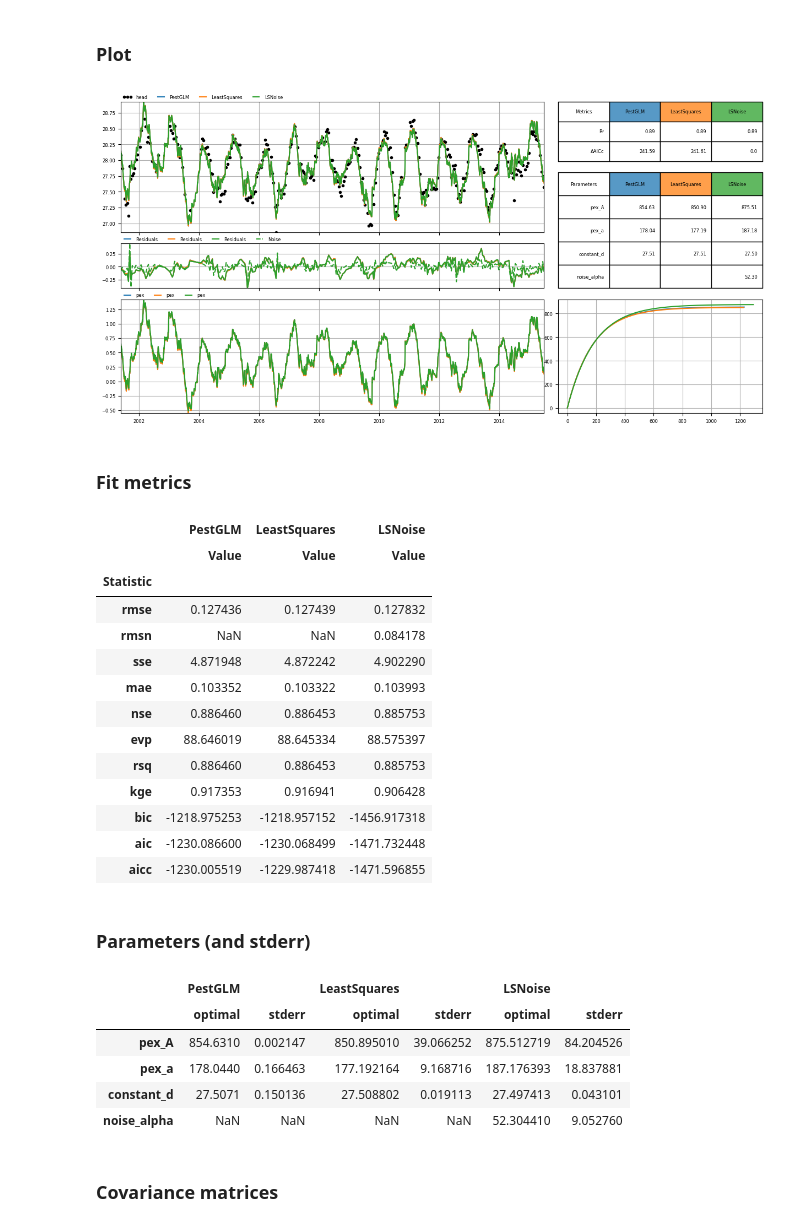
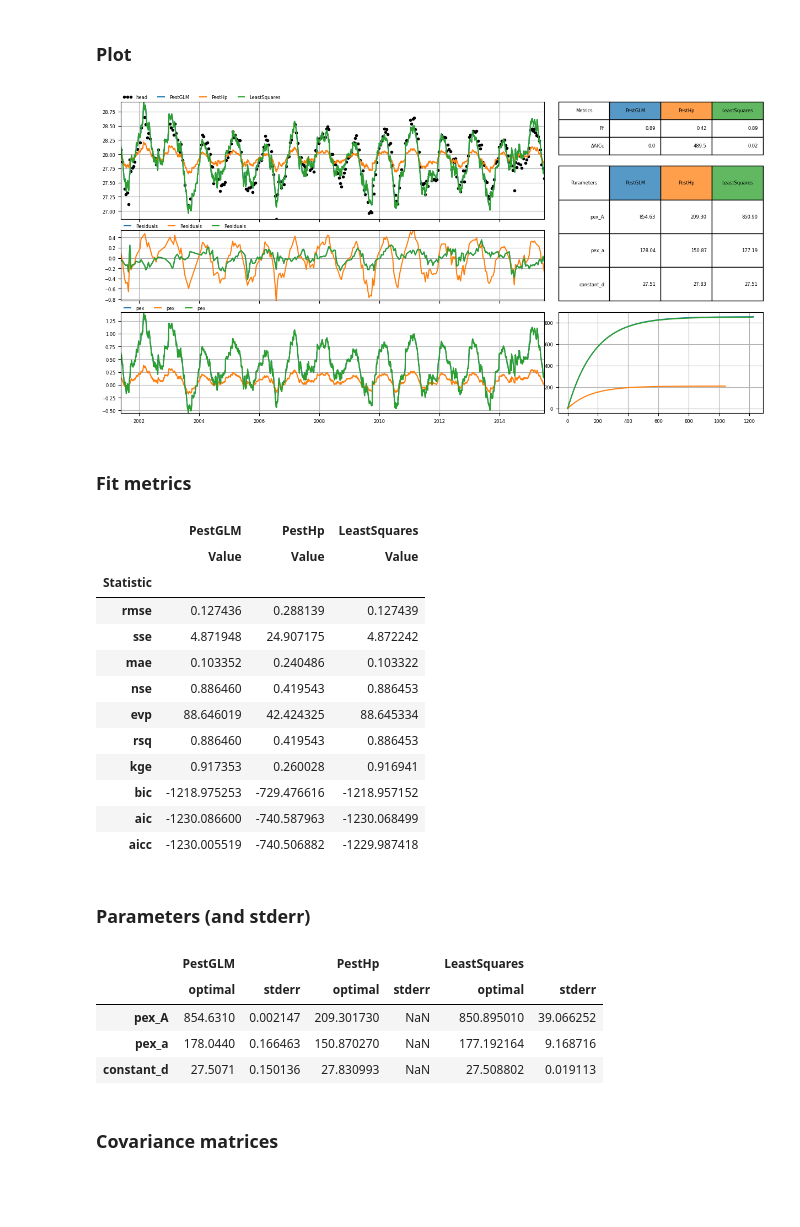
Before and after one commit to pastas/pastas-plugins, a Jupyter notebook: docs/examples/pest_pastas.ipynb, the cells around one changed output. Saved outputs shown, nothing was run; the diff lists cells and outputs as text; code cells hidden in the pictures; blank space fills up the shorter version.

Commit message:
add pest_hp example

```diff
--- a/docs/examples/pest_pastas.ipynb
+++ b/docs/examples/pest_pastas.ipynb
@@ -74,0 +73,7 @@ _ = ml.plots.results(stderr=True)
+# %%
+ml_hp = ml.copy()
+ml_hp.name = "PestHp"
+solver = psp.PestHpSolver(
+    exe_name="bin/pest_hp", exe_agent="bin/agent_hp", model_ws=Path("pestf_hp/model"), temp_ws=Path("pestf_hp/temp"), noptmax=30, port_number=4000,
+)
+ml_hp.solve(solver=solver, report=False)
@@ -131,39 +137,37 @@ noise_alpha   52.304410   14.000000  True
 # %% [markdown]
 ### Plot
 # %%
-ps.plots.compare([ml, ml_ls, ml_lsn], figsize=(12, 6));
+ps.plots.compare([ml, ml_hp, ml_ls], figsize=(12, 6));
 # %% [output]
-[figure, old version]
+[figure, new version]
 # %% [markdown]
 ### Fit metrics
 # %%
-pd.concat([ml.stats.summary(), ml_ls.stats.summary(), ml_lsn.stats.summary()], axis=1, keys=[ml.name, ml_ls.name, ml_lsn.name])
+pd.concat([ml.stats.summary(), ml_hp.stats.summary(), ml_ls.stats.summary()], axis=1, keys=[ml.name, ml_hp.name, ml_ls.name]).drop("rmsn")
 # %% [output]
-|  | PestGLM | LeastSquares | LSNoise |
+|  | PestGLM | PestHp | LeastSquares |
 |  | Value | Value | Value |
 | Statistic |  |  |  |
-| rmse | 0.127436 | 0.127439 | 0.127832 |
-| rmsn | NaN | NaN | 0.084178 |
-| sse | 4.871948 | 4.872242 | 4.902290 |
-| mae | 0.103352 | 0.103322 | 0.103993 |
-| nse | 0.886460 | 0.886453 | 0.885753 |
-| evp | 88.646019 | 88.645334 | 88.575397 |
-| rsq | 0.886460 | 0.886453 | 0.885753 |
-| kge | 0.917353 | 0.916941 | 0.906428 |
-| bic | -1218.975253 | -1218.957152 | -1456.917318 |
-| aic | -1230.086600 | -1230.068499 | -1471.732448 |
-| aicc | -1230.005519 | -1229.987418 | -1471.596855 |
+| rmse | 0.127436 | 0.288139 | 0.127439 |
+| sse | 4.871948 | 24.907175 | 4.872242 |
+| mae | 0.103352 | 0.240486 | 0.103322 |
+| nse | 0.886460 | 0.419543 | 0.886453 |
+| evp | 88.646019 | 42.424325 | 88.645334 |
+| rsq | 0.886460 | 0.419543 | 0.886453 |
+| kge | 0.917353 | 0.260028 | 0.916941 |
+| bic | -1218.975253 | -729.476616 | -1218.957152 |
+| aic | -1230.086600 | -740.587963 | -1230.068499 |
+| aicc | -1230.005519 | -740.506882 | -1229.987418 |
 # %% [markdown]
 ### Parameters (and stderr)
 # %%
-pd.concat([ml.parameters.loc[:, ["optimal", "stderr"]], ml_ls.parameters.loc[:, ["optimal", "stderr"]], ml_lsn.parameters.loc[:, ["optimal", "stderr"]]], axis=1, keys=[ml.name, ml_ls.name, ml_lsn.name])
+pd.concat([ml.parameters.loc[:, ["optimal", "stderr"]], ml_hp.parameters.loc[:, ["optimal", "stderr"]], ml_ls.parameters.loc[:, ["optimal", "stderr"]]], axis=1, keys=[ml.name, ml_hp.name, ml_ls.name])
 # %% [output]
-|  | PestGLM |  | LeastSquares |  | LSNoise |  |
+|  | PestGLM |  | PestHp |  | LeastSquares |  |
 |  | optimal | stderr | optimal | stderr | optimal | stderr |
-| pex_A | 854.6310 | 0.002147 | 850.895010 | 39.066252 | 875.512719 | 84.204526 |
-| pex_a | 178.0440 | 0.166463 | 177.192164 | 9.168716 | 187.176393 | 18.837881 |
-| constant_d | 27.5071 | 0.150136 | 27.508802 | 0.019113 | 27.497413 | 0.043101 |
-| noise_alpha | NaN | NaN | NaN | NaN | 52.304410 | 9.052760 |
+| pex_A | 854.6310 | 0.002147 | 209.301730 | NaN | 850.895010 | 39.066252 |
+| pex_a | 178.0440 | 0.166463 | 150.870270 | NaN | 177.192164 | 9.168716 |
+| constant_d | 27.5071 | 0.150136 | 27.830993 | NaN | 27.508802 | 0.019113 |
 # %% [markdown]
 ### Covariance matrices
 # %%
```
Also changed, not shown: parts of 11 cells of this notebook.
